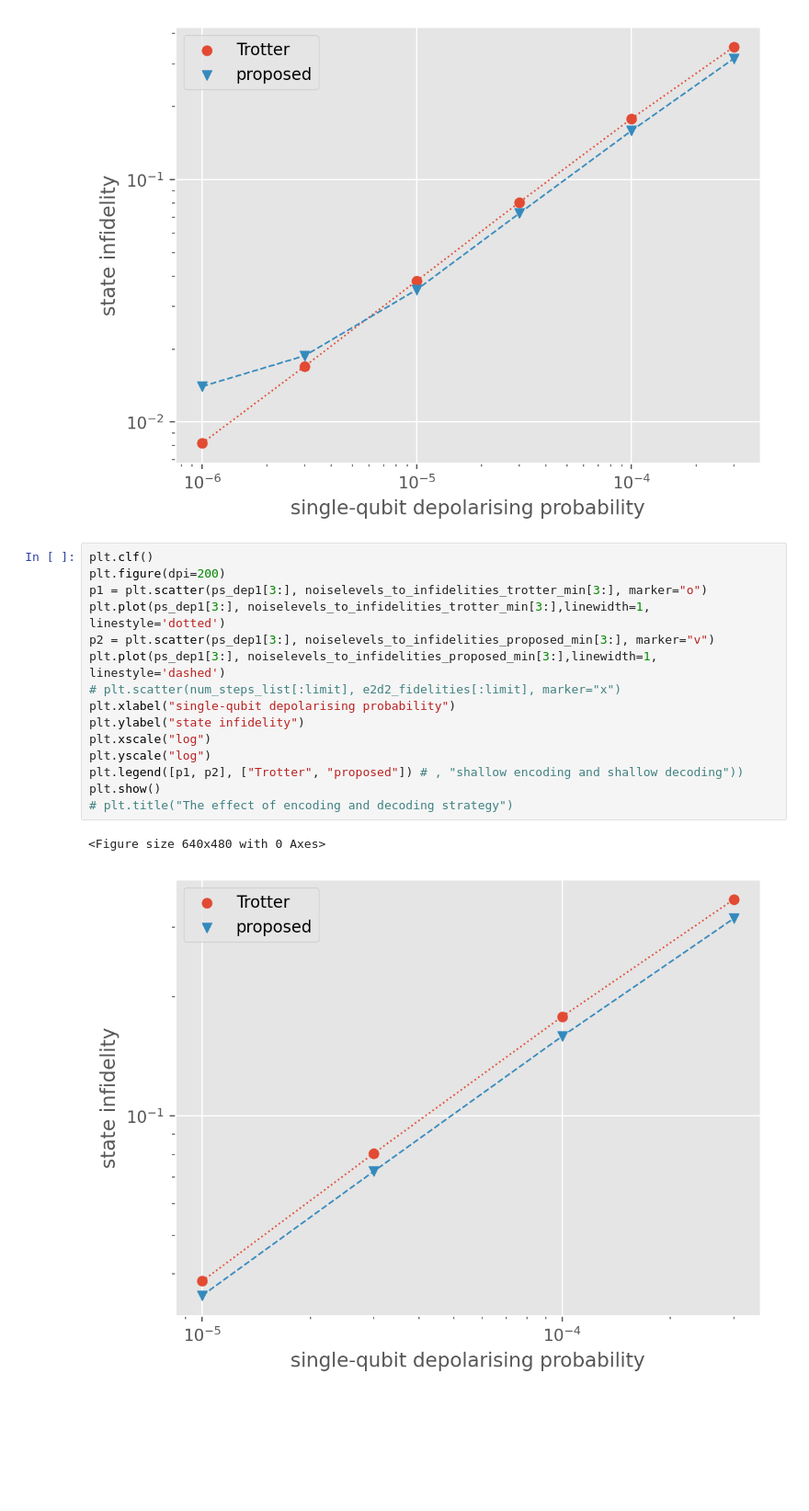
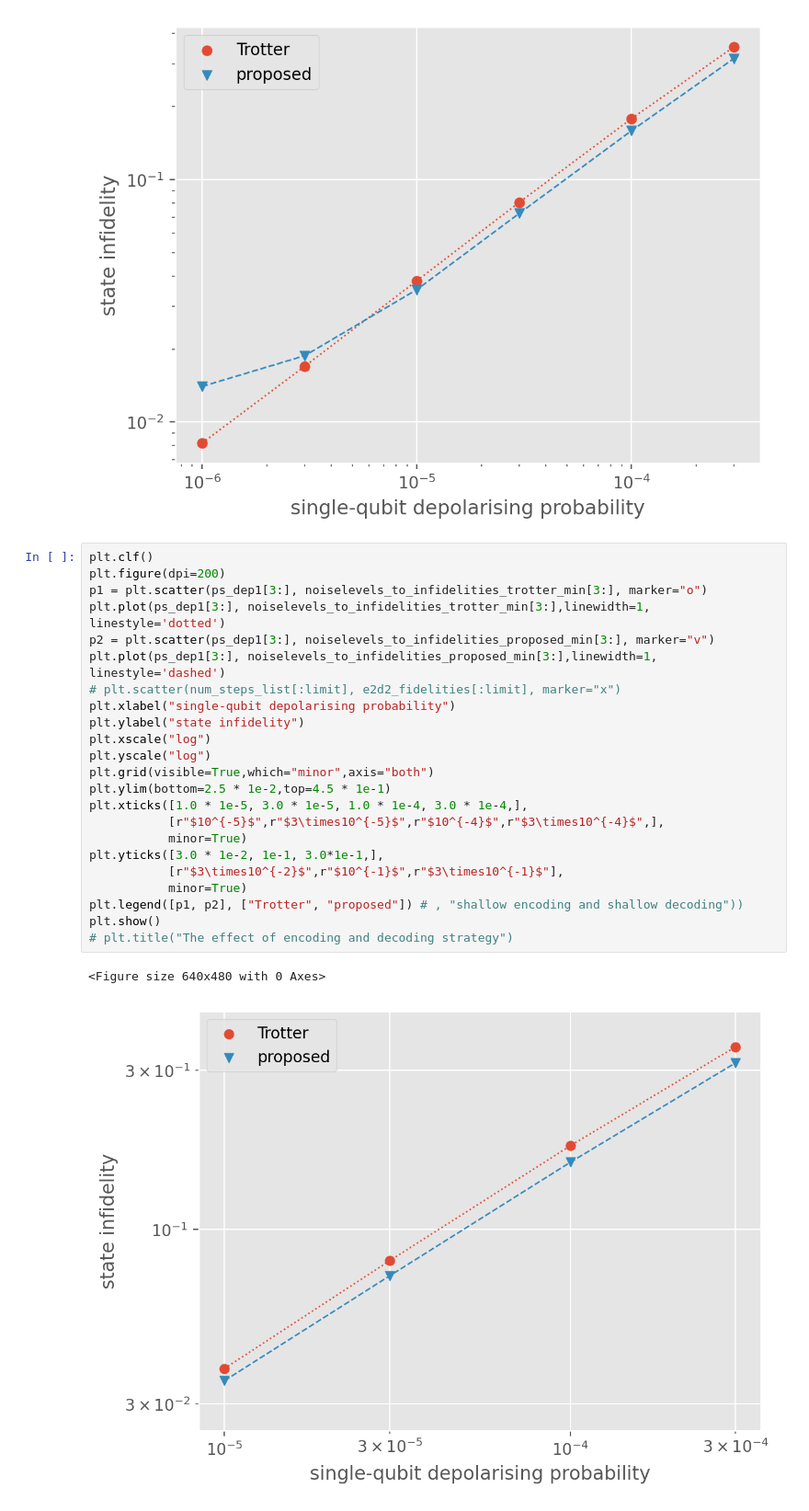
Before and after one commit to BOBO1997/osp_solutions, a Jupyter notebook: simulation/depolarising/9-qubit/compare_noise_level/visualise.ipynb, the cells around one changed output. Shown at 92% size. Cells and saved outputs as stored; diff of their text form; blank space fills up the shorter version.

Commit message:
tailored the format of figures

```diff
--- a/simulation/depolarising/9-qubit/compare_noise_level/visualise.ipynb
+++ b/simulation/depolarising/9-qubit/compare_noise_level/visualise.ipynb
@@ -51,18 +51,26 @@ plt.show()
 # %%
 plt.clf()
 plt.figure(dpi=200)
 p1 = plt.scatter(ps_dep1[3:], noiselevels_to_infidelities_trotter_min[3:], marker="o")
 plt.plot(ps_dep1[3:], noiselevels_to_infidelities_trotter_min[3:],linewidth=1, linestyle='dotted')
 p2 = plt.scatter(ps_dep1[3:], noiselevels_to_infidelities_proposed_min[3:], marker="v")
 plt.plot(ps_dep1[3:], noiselevels_to_infidelities_proposed_min[3:],linewidth=1, linestyle='dashed')
 # plt.scatter(num_steps_list[:limit], e2d2_fidelities[:limit], marker="x")
 plt.xlabel("single-qubit depolarising probability")
 plt.ylabel("state infidelity")
 plt.xscale("log")
 plt.yscale("log")
+plt.grid(visible=True,which="minor",axis="both")
+plt.ylim(bottom=2.5 * 1e-2,top=4.5 * 1e-1)
+plt.xticks([1.0 * 1e-5, 3.0 * 1e-5, 1.0 * 1e-4, 3.0 * 1e-4,],
+           [r"$10^{-5}$",r"$3\times10^{-5}$",r"$10^{-4}$",r"$3\times10^{-4}$",],
+           minor=True)
+plt.yticks([3.0 * 1e-2, 1e-1, 3.0*1e-1,],
+           [r"$3\times10^{-2}$",r"$10^{-1}$",r"$3\times10^{-1}$"],
+           minor=True)
 plt.legend([p1, p2], ["Trotter", "proposed"]) # , "shallow encoding and shallow decoding"))
 plt.show()
 # plt.title("The effect of encoding and decoding strategy")
 # %% [output]
 <Figure size 640x480 with 0 Axes>
-[figure, old version]
+[figure, new version]
```
Also changed, not shown: 12 other files.
